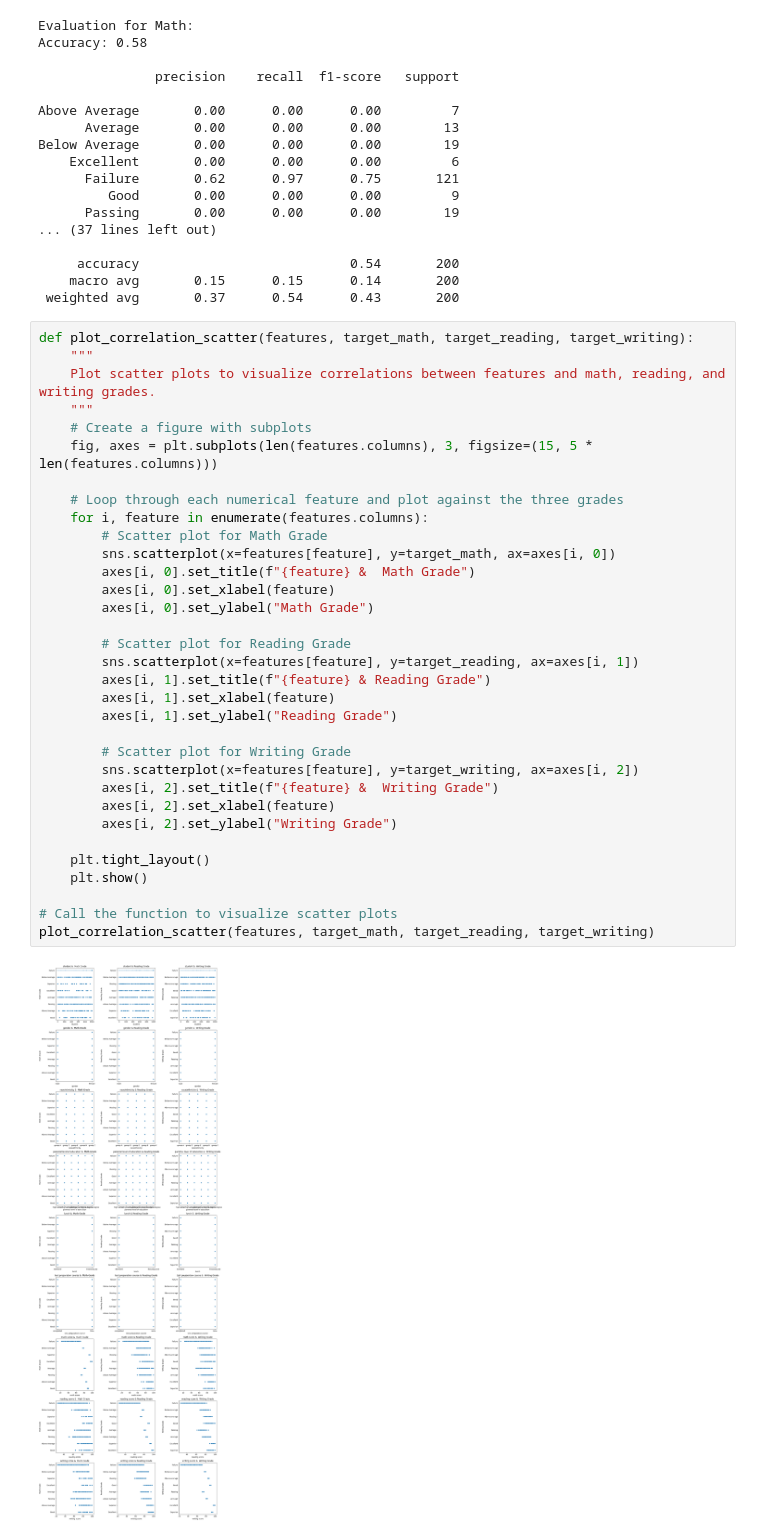
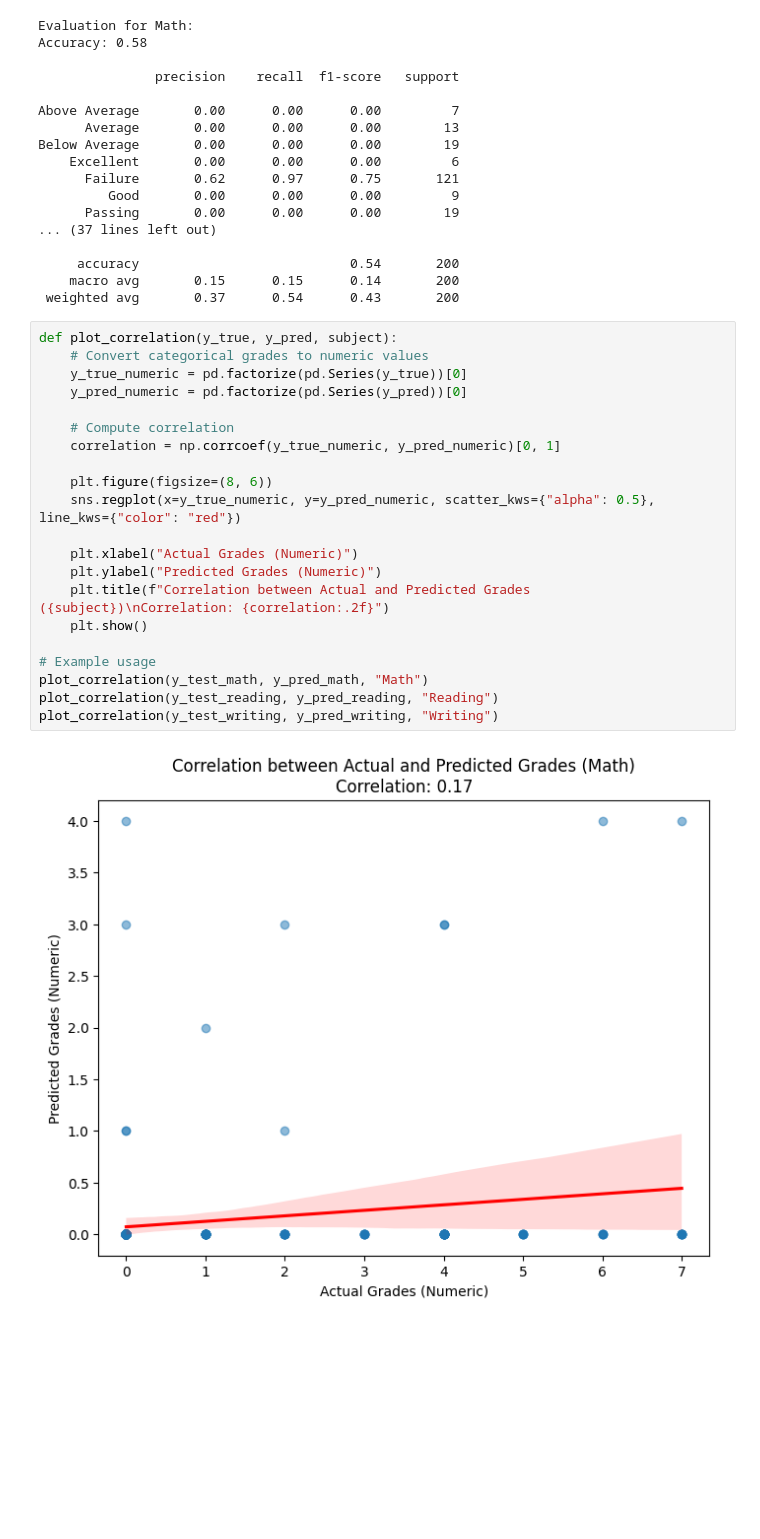
Before and after one commit to VladTemp27/student-classification-model, a Jupyter notebook: rule_based.ipynb, the cells around one changed output. Saved outputs shown, nothing was run; the diff lists cells and outputs as text; blank space fills up the shorter version.

```diff
--- a/rule_based.ipynb
+++ b/rule_based.ipynb
@@ -241,38 +218,26 @@ Below Average       0.00      0.00      0.00        19
      accuracy                           0.54       200
     macro avg       0.15      0.15      0.14       200
  weighted avg       0.37      0.54      0.43       200
-# %%
-def plot_correlation_scatter(features, target_math, target_reading, target_writing):
-    """
-    Plot scatter plots to visualize correlations between features and math, reading, and writing grades.
-    """
-    # Create a figure with subplots
-    fig, axes = plt.subplots(len(features.columns), 3, figsize=(15, 5 * len(features.columns)))
-
-    # Loop through each numerical feature and plot against the three grades
-    for i, feature in enumerate(features.columns):
-        # Scatter plot for Math Grade
-        sns.scatterplot(x=features[feature], y=target_math, ax=axes[i, 0])
-        axes[i, 0].set_title(f"{feature} &  Math Grade")
-        axes[i, 0].set_xlabel(feature)
-        axes[i, 0].set_ylabel("Math Grade")
-
-        # Scatter plot for Reading Grade
-        sns.scatterplot(x=features[feature], y=target_reading, ax=axes[i, 1])
-        axes[i, 1].set_title(f"{feature} & Reading Grade")
-        axes[i, 1].set_xlabel(feature)
-        axes[i, 1].set_ylabel("Reading Grade")
-
-        # Scatter plot for Writing Grade
-        sns.scatterplot(x=features[feature], y=target_writing, ax=axes[i, 2])
-        axes[i, 2].set_title(f"{feature} &  Writing Grade")
-        axes[i, 2].set_xlabel(feature)
-        axes[i, 2].set_ylabel("Writing Grade")
-
-    plt.tight_layout()
-    plt.show()
-
-# Call the function to visualize scatter plots
-plot_correlation_scatter(features, target_math, target_reading, target_writing)
-# %% [output]
-[figure, removed]
+# %%
+def plot_correlation(y_true, y_pred, subject):
+    # Convert categorical grades to numeric values
+    y_true_numeric = pd.factorize(pd.Series(y_true))[0]
+    y_pred_numeric = pd.factorize(pd.Series(y_pred))[0]
+
+    # Compute correlation
+    correlation = np.corrcoef(y_true_numeric, y_pred_numeric)[0, 1]
+
+    plt.figure(figsize=(8, 6))
+    sns.regplot(x=y_true_numeric, y=y_pred_numeric, scatter_kws={"alpha": 0.5}, line_kws={"color": "red"})
+
+    plt.xlabel("Actual Grades (Numeric)")
+    plt.ylabel("Predicted Grades (Numeric)")
+    plt.title(f"Correlation between Actual and Predicted Grades ({subject})\nCorrelation: {correlation:.2f}")
+    plt.show()
+
+# Example usage
+plot_correlation(y_test_math, y_pred_math, "Math")
+plot_correlation(y_test_reading, y_pred_reading, "Reading")
+plot_correlation(y_test_writing, y_pred_writing, "Writing")
+# %% [output]
+[figure, added]
```
Also changed, not shown: parts of 4 cells of this notebook.
